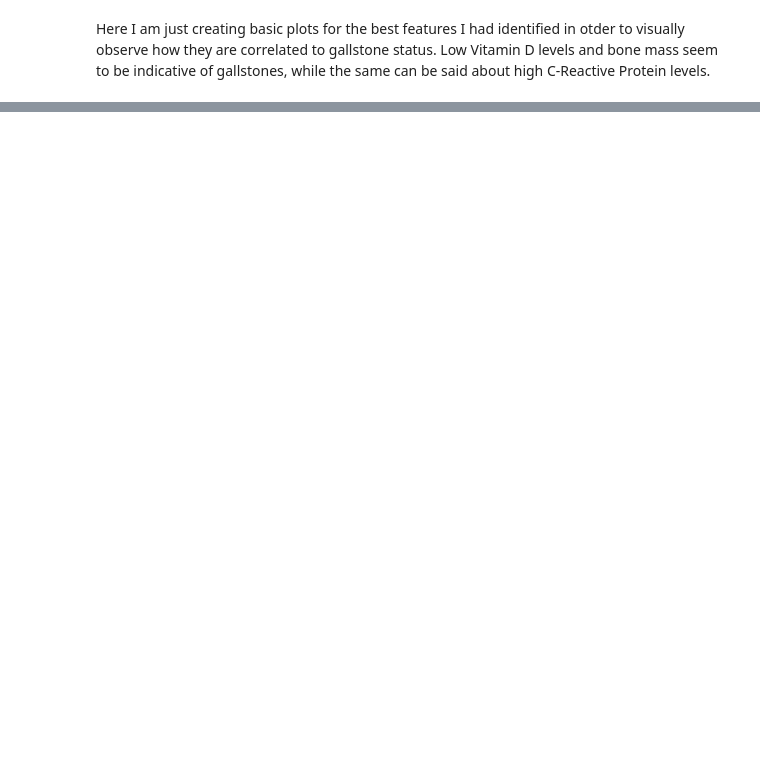
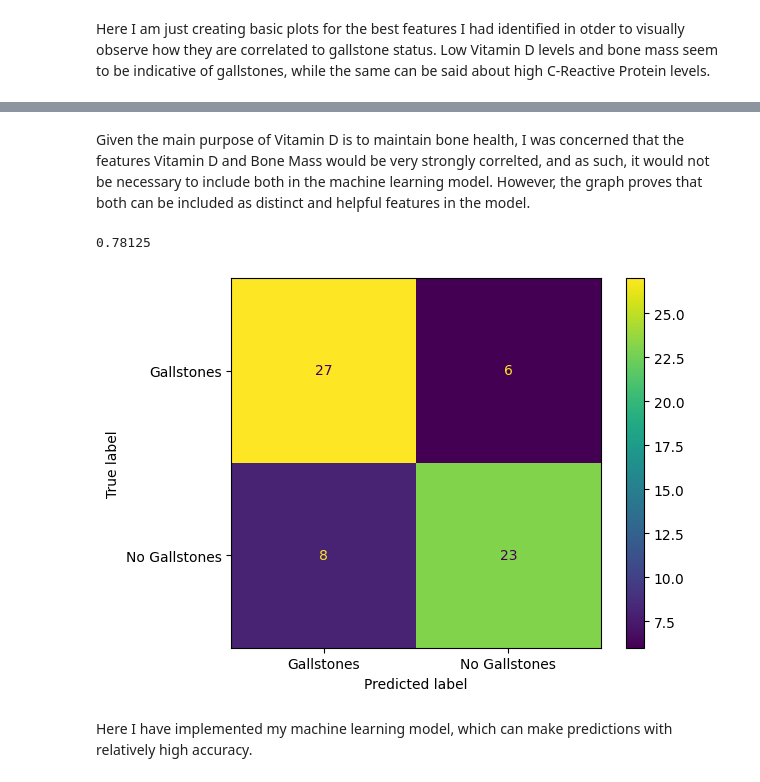
Before and after one commit to DanielT118/Gallstones-Research-Project, a Jupyter notebook: Gallstones_Research_Project.ipynb, the cells around one changed output, grey strips where cells are left out. Saved outputs shown, nothing was run; the diff lists cells and outputs as text; code cells hidden in the pictures; blank space fills up the shorter version.

```diff
--- a/Gallstones_Research_Project.ipynb
+++ b/Gallstones_Research_Project.ipynb
@@ -212,0 +231,19 @@ Here I am just creating basic plots for the best features I had identified in ot
+# %% [markdown]
+Given the main purpose of Vitamin D is to maintain bone health, I was concerned that the features Vitamin D and Bone Mass would be very strongly correlted, and as such, it would not be necessary to include both in the machine learning model. However, the graph proves that both can be included as distinct and helpful features in the model.
+# %%
+features = df[['C-Reactive Protein (CRP)', 'Vitamin D', 'Bone Mass (BM)']]
+labels = df['Gallstone Status']
+X_train, X_test, y_train, y_test = model_selection.train_test_split(features, labels, test_size=0.2, random_state = 42)
+from sklearn.neighbors import KNeighborsClassifier
+model = KNeighborsClassifier(n_neighbors = 3)
+model.fit(X_train, y_train)
+pred = model.predict(X_test)
+print(metrics.accuracy_score(y_test, pred))
+metrics.ConfusionMatrixDisplay.from_predictions(y_test, pred, display_labels = ['Gallstones', 'No Gallstones'])
+
+plt.show()
+# %% [output]
+0.78125
+[figure, added]
+# %% [markdown]
+Here I have implemented my machine learning model, which can make predictions with relatively high accuracy.
```
Also changed, not shown: parts of 4 cells of this notebook.
